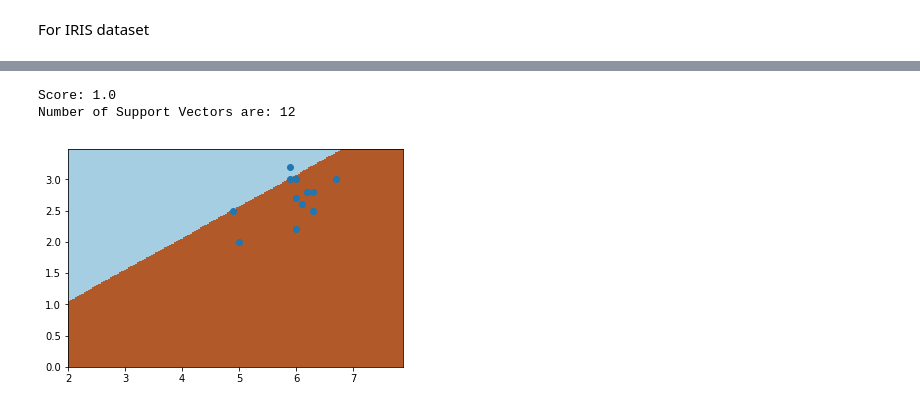
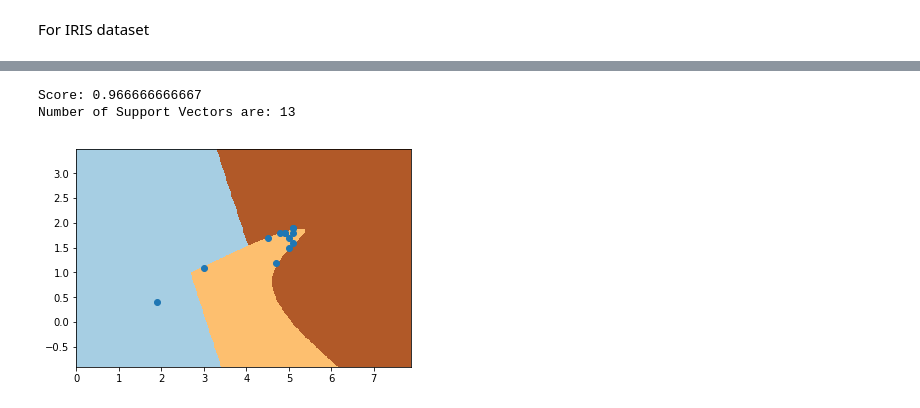
Before and after one commit to rohilrg/Machine-Learning-Practical-Session, a Jupyter notebook: Practical Session on SVM/SVM Practical Session.ipynb, the cells around one changed output, grey strips where cells are left out. Cells and saved outputs as stored; diff of their text form; code cells hidden in the pictures.

```diff
--- a/Practical Session on SVM/SVM Practical Session.ipynb
+++ b/Practical Session on SVM/SVM Practical Session.ipynb
@@ -444,13 +450,13 @@ The best value of Gamma is: 1
 import matplotlib.pyplot as plt #the library for plotting
 #we create a mesh to plot in
 h = 0.02 # grid step
-x_min= x.iloc[:, 2].min() - 1
-x_max= x.iloc[:, 2].max() + 1
-y_min = x.iloc[:, 3].min() - 1
-y_max = x.iloc[:, 3].max() + 1
+x_min= x.iloc[:, 0].min() - 1
+x_max= x.iloc[:, 0].max() + 1
+y_min = x.iloc[:, 1].min() - 1
+y_max = x.iloc[:, 1].max() + 1
 xx, yy = np.meshgrid(np.arange(x_min, x_max, h),
 np.arange(y_min, y_max, h))
-SVM= SVC(kernel='rbf', gamma=3)
+SVM= SVC(kernel='rbf', gamma=1)
 SVM.fit(x,y)
 print('Score:',SVM.score(x,y))
 a= SVM.support_vectors_
@@ -469,17 +475,17 @@ ValueError: X.shape[1] = 2 should be equal to 4, the number of features at train
 # %%
-SVM= SVC(kernel='poly', degree=12, coef0= 1)
+SVM= SVC(kernel='poly', degree=7, coef0= 1)
 SVM.fit(x,y)
 print('Score:',SVM.score(x,y))
 a= SVM.support_vectors_
 print('Number of Support Vectors are:', len(a))
-Z2 = SVMC2.predict(np.c_[xx.ravel(),yy.ravel()])
+Z2 = SVM.predict(np.c_[xx.ravel(),yy.ravel()])
 Z2=Z2.reshape(xx.shape)
 plt.figure()
 plt.pcolormesh(xx,yy,Z2, cmap=plt.cm.Paired)
 # We plot also the training points
 plt.scatter(a[:, 0], a[:, 1], cmap=plt.cm.coolwarm)
 plt.show()
 # %% [output]
-Score: 1.0
-Number of Support Vectors are: 12
+Score: 0.966666666667
+Number of Support Vectors are: 13
-[figure, old version]
+[figure, new version]
```
Also changed, not shown: parts of 3 cells of this notebook.
